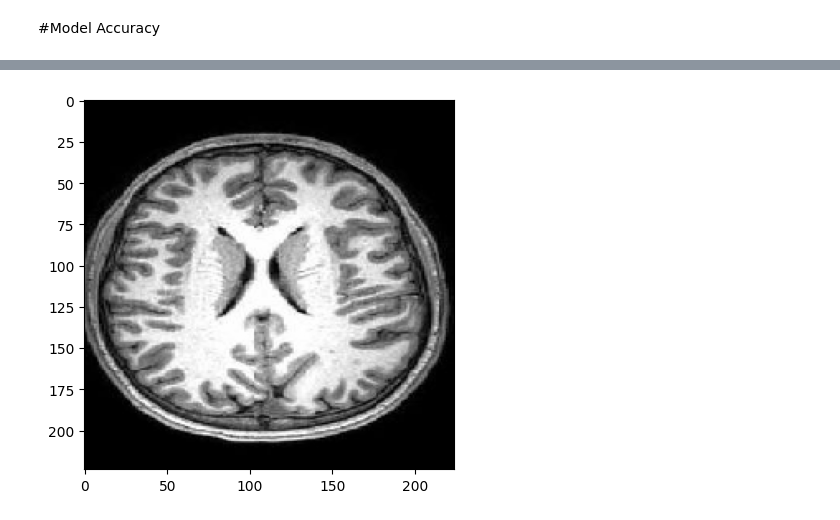
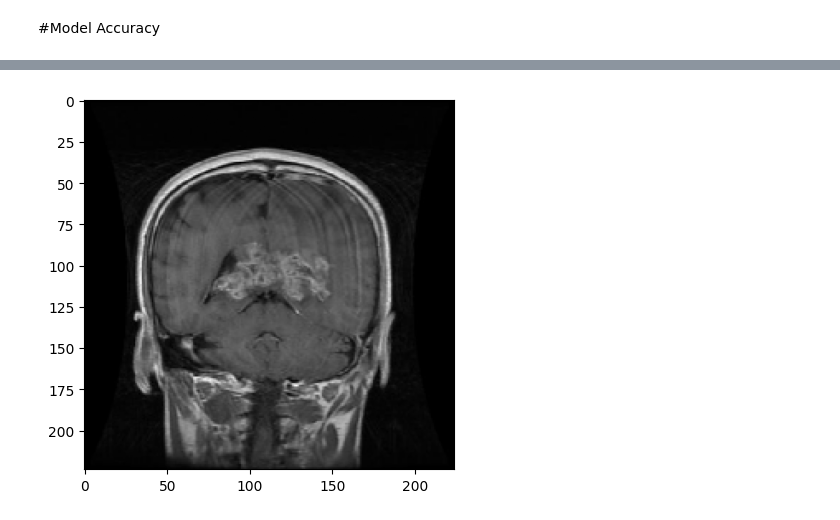
Before and after one commit to KhannaShivang/BrainTumorDetection, a Jupyter notebook: BrainTumorDetection.ipynb, the cells around one changed output, grey strips where cells are left out. Saved outputs shown, nothing was run; the diff lists cells and outputs as text; code cells hidden in the pictures.

```diff
--- a/BrainTumorDetection.ipynb
+++ b/BrainTumorDetection.ipynb
@@ -244,7 +271,13 @@ model = load_model("/content/bestmodel.h5")
 # %% [markdown]
 #Model Accuracy
 # %%
-acc = model.evaluate_generator(test_data)[1]
+# Model Accuracy
+
+from keras.models import load_model
+
+model = load_model("/content/bestmodel.keras")
+
+acc = model.evaluate(test_data)[1] # Use model.evaluate instead of model.evaluate_generator
 
 print(f"the accuracy of out model is {acc*100}%")
 # %% [output]
@@ -252,24 +286,25 @@ the accuracy of out model is 71.72312140464783%
 # %%
 from keras.preprocessing.image import load_img,img_to_array
 # %%
-path="/content/Brain Tumor Data Set/Healthy/Not Cancer  (362).jpg"
+path="/content/Brain Tumor Data Set/Brain Tumor/Cancer (134).jpg"
 
 img = load_img(path, target_size= (224,224))
 input_arr = img_to_array(img)/255
 
 plt.imshow(input_arr)
 plt.show()
 
 input_arr.shape
 
 input_arr = np.expand_dims(input_arr, axis = 0)
 
 pred_probs = model.predict(input_arr)
-pred = np.argmax(pred_probs, axis=1)[0]
-
-if(pred==0):
+# Adjust the threshold here
+threshold = 0.4
+pred = (pred_probs > threshold).astype(int)[0][0]
+if pred==0:
   print("The MRI is having a Tumor")
 else:
   print("The MRI is of a Healthy Brain")
 # %% [output]
-[figure, old version]
+[figure, new version]
```
Also changed, not shown: parts of 14 cells of this notebook.
